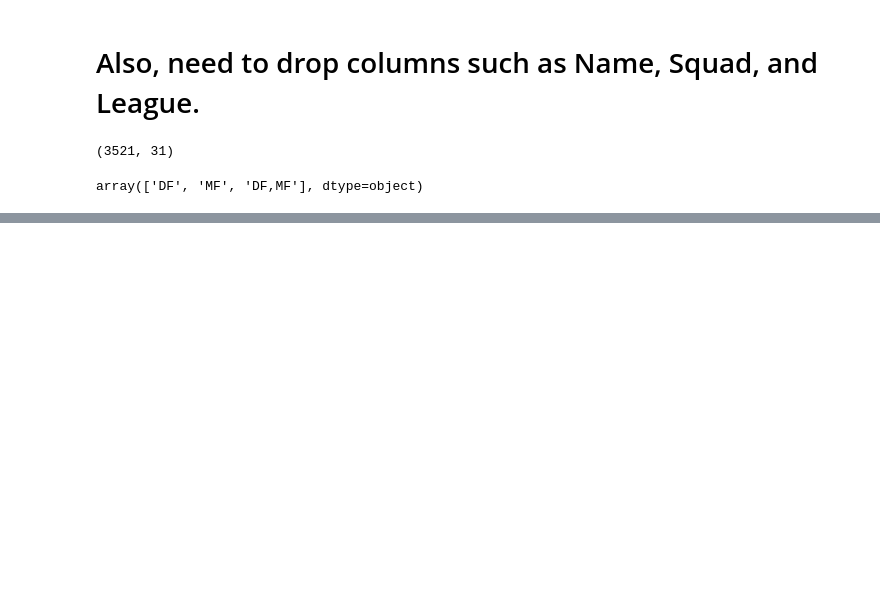
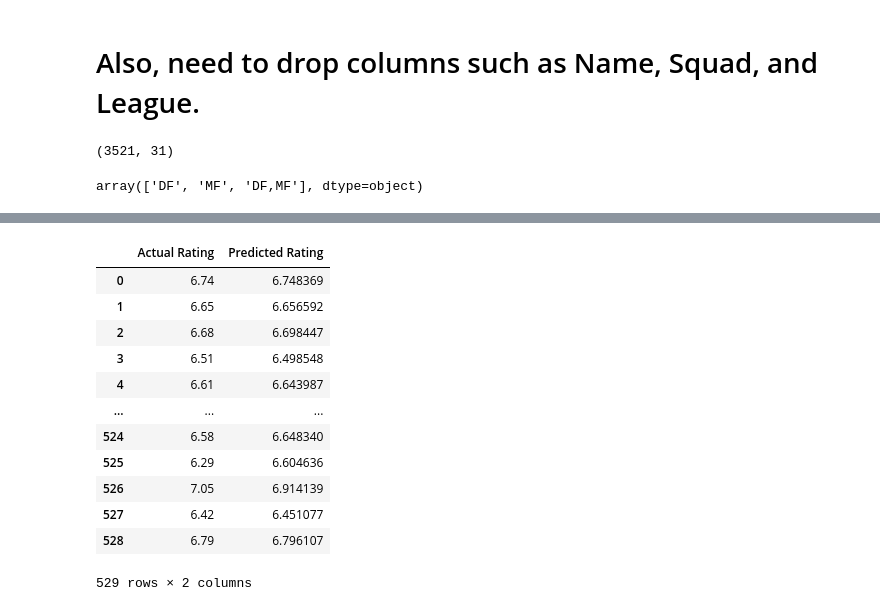
Before and after one commit to rvelez1005/SARG-Defender-Analytics, a Jupyter notebook: defender_models.ipynb, the cells around one changed output, grey strips where cells are left out. Saved outputs shown, nothing was run; the diff lists cells and outputs as text; code cells hidden in the pictures; blank space fills up the shorter version.

```diff
--- a/defender_models.ipynb
+++ b/defender_models.ipynb
@@ -265,0 +379,2 @@ plot_residuals(y_test, y_pred_gb, "Gradient Boosting")
+# %%
+y_test_series = y_test.reset_index(drop=True)
@@ -265,0 +396,2 @@ plot_residuals(y_test, y_pred_gb, "Gradient Boosting")
+# %%
+y_test_pred_series = pd.Series(y_test_pred)
@@ -265,0 +413,20 @@ plot_residuals(y_test, y_pred_gb, "Gradient Boosting")
+# %%
+ridge_export = pd.concat([y_test_series, y_test_pred_series], axis=1)
+# %%
+ridge_export.columns = ['Actual Rating', 'Predicted Rating']
+# %%
+ridge_export
+# %% [output]
+|  | Actual Rating | Predicted Rating |
+| 0 | 6.74 | 6.748369 |
+| 1 | 6.65 | 6.656592 |
+| 2 | 6.68 | 6.698447 |
+| 3 | 6.51 | 6.498548 |
+| 4 | 6.61 | 6.643987 |
+| ... | ... | ... |
+| 524 | 6.58 | 6.648340 |
+| 525 | 6.29 | 6.604636 |
+| 526 | 7.05 | 6.914139 |
+| 527 | 6.42 | 6.451077 |
+| 528 | 6.79 | 6.796107 |
+529 rows × 2 columns
```
Also changed, not shown: parts of 47 cells of this notebook.
